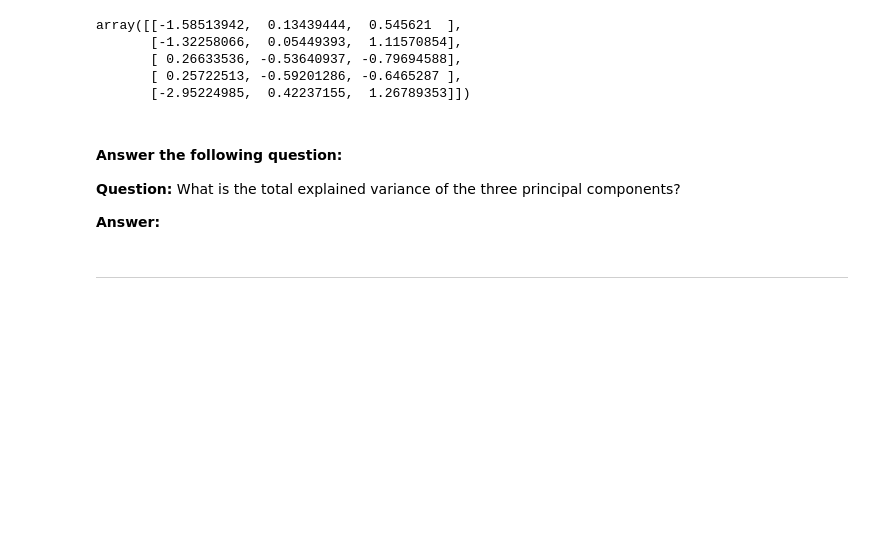
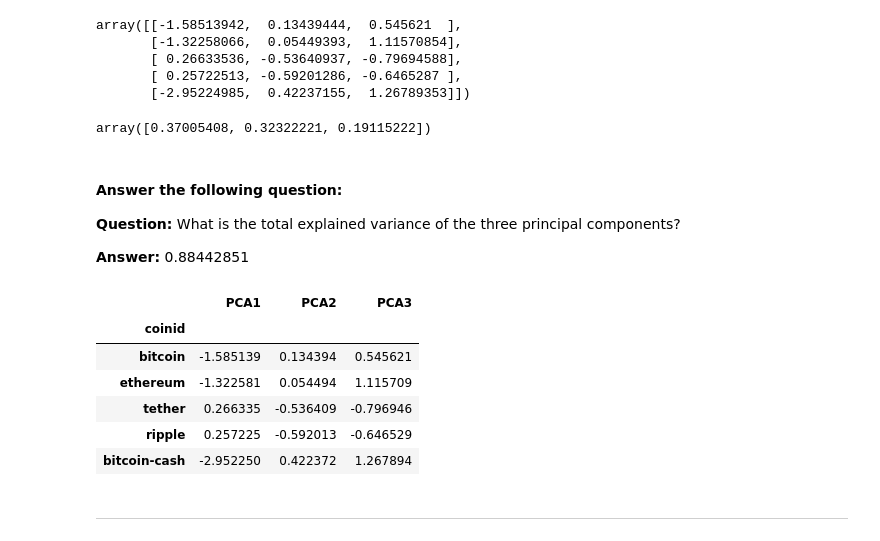
Before and after one commit to cmoeglin1/CryptoClustering, a Jupyter notebook: Crypto_Clustering.ipynb, the cells around one changed output. Drawn from its saved outputs; the diff is of its cells as text; code cells hidden in the pictures; blank space fills up the shorter version.

```diff
--- a/Crypto_Clustering.ipynb
+++ b/Crypto_Clustering.ipynb
@@ -194,24 +194,36 @@ array([[-1.58513942,  0.13439444,  0.545621  ],
 # %%
 # Retrieve the explained variance to determine how much information
 # can be attributed to each principal component.
+pca.explained_variance_ratio_
+# %% [output]
+array([0.37005408, 0.32322221, 0.19115222])
 # %% [markdown]
 #### Answer the following question:
 
 **Question:** What is the total explained variance of the three principal components?
 
-**Answer:**
+**Answer:** 0.88442851
 # %%
 # Create a new DataFrame with the PCA data.
 
 # Creating a DataFrame with the PCA data
-
+df_market_data_pca = pd.DataFrame(market_data_pca, columns = ["PCA1", "PCA2", "PCA3"])
 # Copy the crypto names from the original data
-
+df_market_data_pca["coinid"] = df_market_data.index
 
 # Set the coinid column as index
-
+df_market_data_pca = df_market_data_pca.set_index("coinid")
 
 # Display sample data
+df_market_data_pca.head()
+# %% [output]
+|  | PCA1 | PCA2 | PCA3 |
+| coinid |  |  |  |
+| bitcoin | -1.585139 | 0.134394 | 0.545621 |
+| ethereum | -1.322581 | 0.054494 | 1.115709 |
+| tether | 0.266335 | -0.536409 | -0.796946 |
+| ripple | 0.257225 | -0.592013 | -0.646529 |
+| bitcoin-cash | -2.952250 | 0.422372 | 1.267894 |
 # %% [markdown]
 ---
 # %% [markdown]
```
Also changed, not shown: parts of 10 cells of this notebook.
